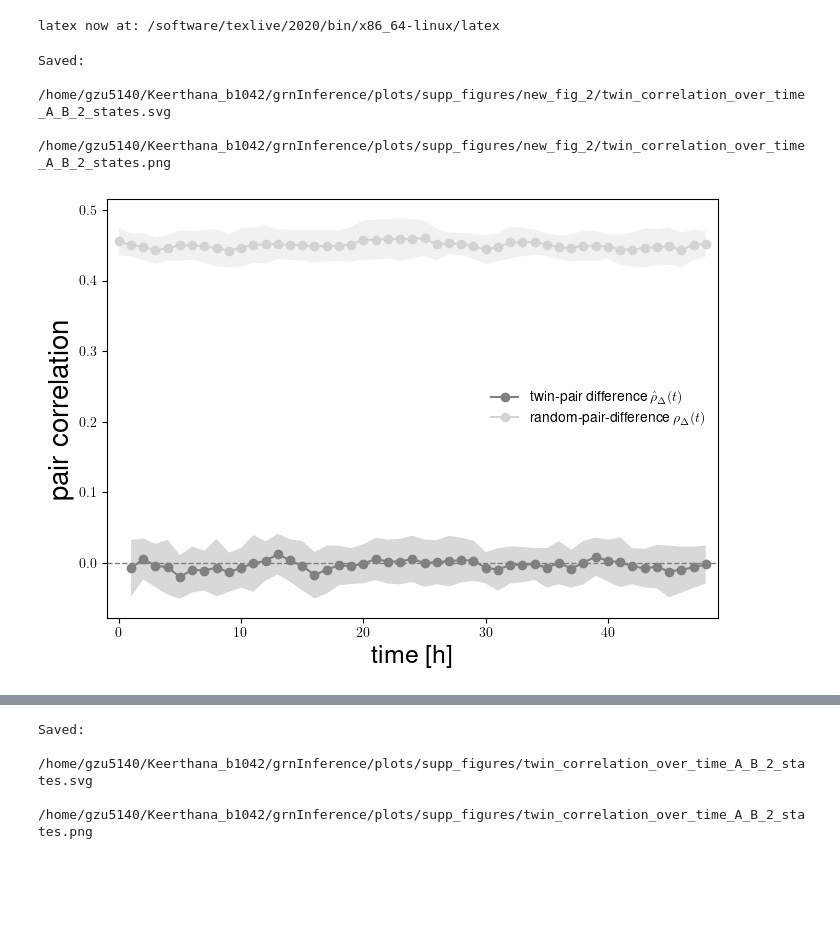
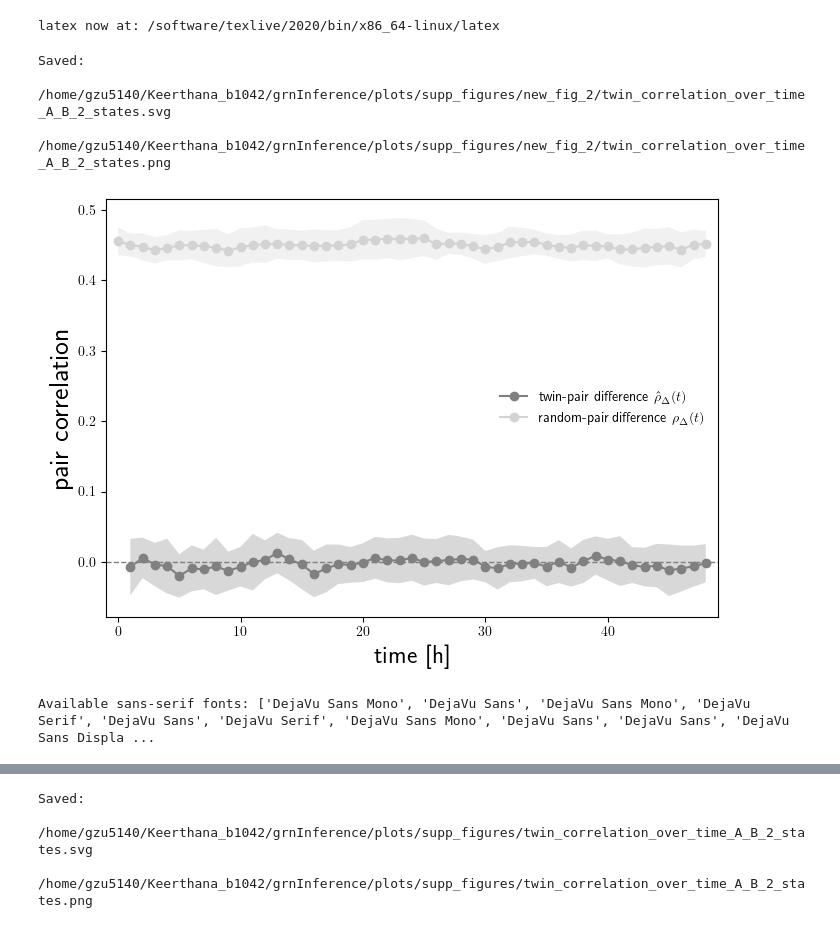
Before and after one commit to Keerthana910234/TwINFER, a Jupyter notebook: scripts_to_make_figures/supp_figures.ipynb, the cells around one changed output, grey strips where cells are left out. Drawn from its saved outputs; the diff is of its cells as text; code cells hidden in the pictures; blank space fills up the shorter version.

Commit message:
adjusting fonts

```diff
--- a/scripts_to_make_figures/supp_figures.ipynb
+++ b/scripts_to_make_figures/supp_figures.ipynb
@@ -1195,22 +1176,3 @@ print("which pdflatex:", shutil.which("pdflatex"))
 # %% [output]
 latex found at: /home/gzu5140/minicondacurl/envs/twinfer/bin/latex
 which pdflatex: /home/gzu5140/minicondacurl/envs/twinfer/bin/pdflatex
-# %%
-os.environ["PATH"] = "/software/texlive/2020/bin/x86_64-linux/latex" + os.environ["PATH"]
-mpl.rcParams["text.usetex"] = True
-mpl.rcParams["svg.fonttype"] = "none"
-
-import matplotlib as mpl
-import matplotlib.pyplot as plt
-
-# Required rcParams
-mpl.rcParams['text.usetex'] = True
-mpl.rcParams['svg.fonttype'] = 'none'
-mpl.rcParams['font.family'] = 'serif'
-mpl.rcParams['font.serif'] = ['Computer Modern Roman']
-mpl.rcParams['text.latex.preamble'] = r"\usepackage{amsmath}"
-
-plt.figure(figsize=(4,3))
-plt.text(0.5, 0.5, r"$\hat{\rho}_{\Delta}(t)$", ha="center", va="center", fontsize=30)
-plt.axis('off')
-plt.show()
@@ -1244,15 +1193,22 @@ from pathlib import Path
 from matplotlib.patches import Polygon
 import numpy as np
 import os
-os.system("module load texlive/2020")
 
-# ==== LaTeX + SVG text mode ====
+# ==== LaTeX + SVG text mode (Illustrator-safe) ====
+mpl.rcParams['pdf.fonttype'] = 42  # For PDF export
+mpl.rcParams['ps.fonttype'] = 42   # For PostScript (EPS) export
 mpl.rcParams['text.usetex'] = True
-mpl.rcParams['svg.fonttype'] = 'none'     # Keep text as text in SVG for Illustrator
-mpl.rcParams['font.family'] = 'sans-serif'
-mpl.rcParams['font.serif'] = ['Computer Modern Roman']
-mpl.rcParams['font.sans-serif'] = ['Helvetica']
-mpl.rcParams['text.latex.preamble'] = r"\usepackage{amsmath}"
+mpl.rcParams['svg.fonttype'] = 'none'
+
+
+mpl.rcParams['text.latex.preamble'] = r"""
+\usepackage{amsmath}
+\usepackage[T1]{fontenc}
+\usepackage{lmodern}     % vectorized CM text
+"""
+
+
+
 
 folder_name = "A_B_2_states"
 
@@ -1313,7 +1269,7 @@ vertices_twin = np.vstack([
 polygon_twin = Polygon(vertices_twin, alpha=0.3, facecolor="gray", edgecolor="none", zorder=1)
 ax.add_patch(polygon_twin)
 
-# === Mean lines (LaTeX-accurate labels) ===
+# === Mean lines (LaTeX labels) ===
 ax.plot(
     agg_twin["time_step"],
     mean_twin,
@@ -1328,7 +1284,7 @@ ax.plot(
     mean_random,
     marker="o",
     color="lightgray",
-    label=r"random-pair-difference $\rho_{\Delta}(t)$",
+    label=r"random-pair difference $\rho_{\Delta}(t)$",
     zorder=2
 )
 
@@ -1341,31 +1297,55 @@ ax.set_ylabel(r"pair correlation", size=20)
 
 # Legend
 ax.legend(frameon=False, loc='center right')
 
 # Limits
 ax.set_xlim(agg_twin["time_step"].min() - 1, agg_twin["time_step"].max() + 1)
 
 plt.tight_layout()
 
 # Save
 outdir = Path("/home/gzu5140/Keerthana_b1042/grnInference/plots/supp_figures/new_fig_2/")
 outdir.mkdir(exist_ok=True)
 
 svg_path = outdir / f"twin_correlation_over_time_{folder_name}.svg"
 pdf_path = outdir / f"twin_correlation_over_time_{folder_name}.pdf"
 png_path = outdir / f"twin_correlation_over_time_{folder_name}.png"
 
 plt.savefig(svg_path, format="svg", bbox_inches='tight')
 plt.savefig(pdf_path, format="pdf", bbox_inches='tight')
 plt.savefig(png_path, format="png", bbox_inches='tight', dpi=300)
 
 print("Saved:")
 print(" ", svg_path)
 print(" ", png_path)
 
 plt.show()
 # %% [output]
 Saved:
   /home/gzu5140/Keerthana_b1042/grnInference/plots/supp_figures/new_fig_2/twin_correlation_over_time_A_B_2_states.svg
   /home/gzu5140/Keerthana_b1042/grnInference/plots/supp_figures/new_fig_2/twin_correlation_over_time_A_B_2_states.png
-[figure, old version]
+[figure, new version]
+# %%
+import matplotlib.pyplot as plt
+import matplotlib as mpl
+import pandas as pd
+from pathlib import Path
+from matplotlib.patches import Polygon
+import numpy as np
+import os
+from matplotlib.lines import Line2D
+
+# First, let's check what fonts are available
+import matplotlib.font_manager as fm
+available_fonts = [f.name for f in fm.fontManager.ttflist]
+print("Available sans-serif fonts:", [f for f in available_fonts if 'sans' in f.lower() or 'arial' in f.lower() or 'helvetica' in f.lower() or 'dejavu' in f.lower()][:10])
+
+# ==== No LaTeX by default - we'll add it selectively ====
+mpl.rcParams['pdf.fonttype'] = 42
+mpl.rcParams['ps.fonttype'] = 42
+mpl.rcParams['svg.fonttype'] = 'none'
+mpl.rcParams['text.usetex'] = False  # Disable LaTeX globally
+mpl.rcParams['font.sans-serif'] = ['DejaVu Sans', 'Helvetica', 'Arial', 'sans-serif']
+mpl.rcParams['font.family'] = 'sans-serif'
+# %% [output]
+Available sans-serif fonts: ['DejaVu Sans Mono', 'DejaVu Sans', 'DejaVu Sans Mono', 'DejaVu Serif', 'DejaVu Sans', 'DejaVu Serif', 'DejaVu Sans Mono', 'DejaVu Sans', 'DejaVu Sans', 'DejaVu Sans Displa ...
```
Also changed, not shown: parts of 7 cells of this notebook.
